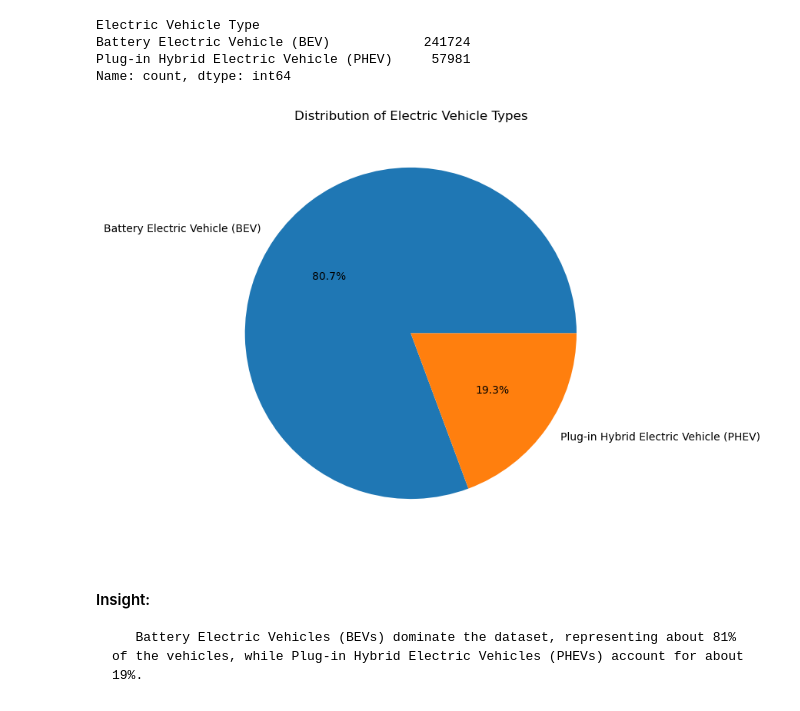
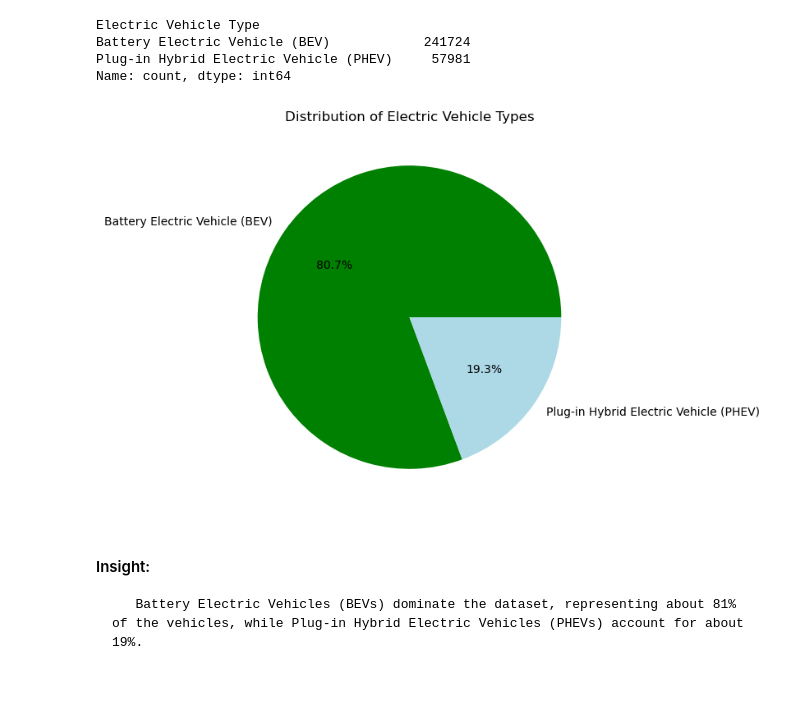
Before and after one commit to varshaamith8-coder/MAIN-PROJECT, a Jupyter notebook: MAIN PROJECT.ipynb, the cells around one changed output. Saved outputs shown, nothing was run; the diff lists cells and outputs as text; code cells hidden in the pictures.

```diff
--- a/MAIN PROJECT.ipynb
+++ b/MAIN PROJECT.ipynb
@@ -624,13 +624,15 @@ Name: count, dtype: int64
 # %%
 df['Electric Vehicle Type'].value_counts().plot(
     kind='pie',
     autopct='%1.1f%%',
-    figsize=(7,7))
+    figsize=(6,6),
+     colors=['green', 'lightblue']
+)
 plt.title('Distribution of Electric Vehicle Types')
 plt.ylabel('')
 plt.show()
 # %% [output]
-[figure, old version]
+[figure, new version]
 # %% [markdown]
 #### Insight:
        Battery Electric Vehicles (BEVs) dominate the dataset, representing about 81% of the vehicles, while Plug-in Hybrid Electric Vehicles (PHEVs) account for about 19%.
```
Also changed, not shown: parts of 16 cells of this notebook.
